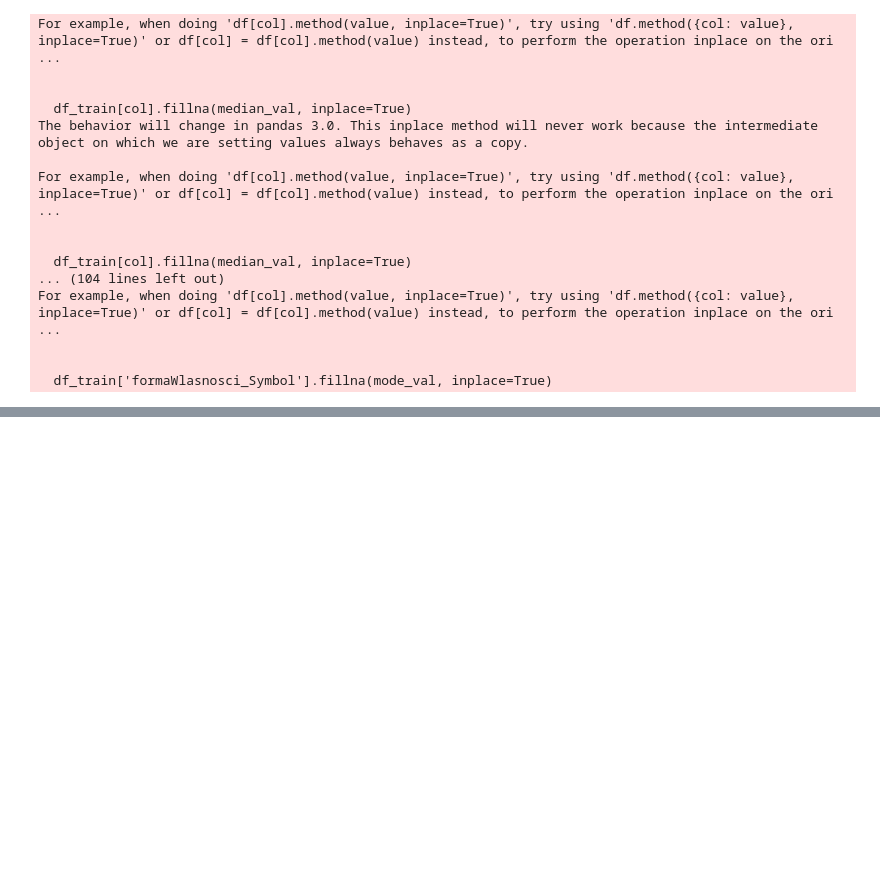
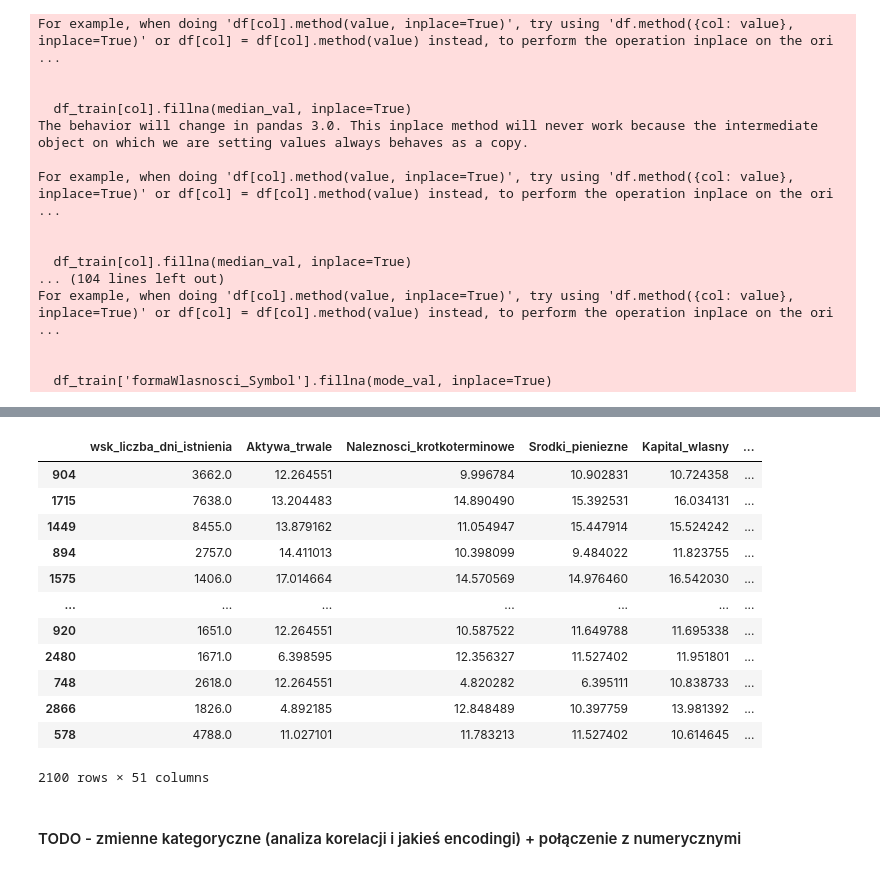
Before and after one commit to Karol315/Interpretability_of_machine_learning_project, a Jupyter notebook: Scoring.ipynb, the cells around one changed output, grey strips where cells are left out. Saved outputs shown, nothing was run; the diff lists cells and outputs as text; code cells hidden in the pictures; blank space fills up the shorter version.

```diff
--- a/Scoring.ipynb
+++ b/Scoring.ipynb
@@ -299,0 +450,3 @@ Dwa podejścia do wskaźników:
+# %%
+for col in high_skew_cols:
+    df_num[col] = np.log1p(df_num[col])
@@ -299,0 +513,13 @@ Dwa podejścia do wskaźników:
+# %%
+for col in moderate_iqr_cols:
+    Q1 = df_num[col].quantile(0.25)
+    Q3 = df_num[col].quantile(0.75)
+    IQR = Q3 - Q1
+    lower = Q1 - 3 * IQR
+    upper = Q3 + 3 * IQR
+    df_num[col] = df_num[col].clip(lower=lower, upper=upper)
+
+for col in percentile_cols:
+    lower = df_num[col].quantile(0.01)
+    upper = df_num[col].quantile(0.99)
+    df_num[col] = df_num[col].clip(lower=lower, upper=upper)
@@ -299,0 +545,26 @@ Dwa podejścia do wskaźników:
+# %%
+threshold = 0.8
+
+df_reduced = df_num.copy()
+
+while True:
+    corr_matrix = df_reduced.corr().abs()
+    upper = corr_matrix.where(np.triu(np.ones(corr_matrix.shape), k=1).astype(bool))
+
+    to_drop_pairs = [(col1, col2) for col1 in upper.columns for col2 in upper.index
+                     if pd.notnull(upper.loc[col1, col2]) and upper.loc[col1, col2] > threshold]
+
+    if not to_drop_pairs:
+        break
+
+    freq = {}
+    for col1, col2 in to_drop_pairs:
+        freq[col1] = freq.get(col1, 0) + 1
+        freq[col2] = freq.get(col2, 0) + 1
+
+    col_to_drop = max(freq, key=freq.get)
+
+    print(f"Usuwam kolumnę: {col_to_drop} (najczęściej występująca w parach z korelacją > {threshold})")
+
+    df_reduced = df_reduced.drop(columns=[col_to_drop])
+    df_num = df_reduced
@@ -299,0 +589,18 @@ Dwa podejścia do wskaźników:
+# %%
+df_num
+# %% [output]
+|  | wsk_liczba_dni_istnienia | Aktywa_trwale | Naleznosci_krotkoterminowe | Srodki_pieniezne | Kapital_wlasny | ... |
+| 904 | 3662.0 | 12.264551 | 9.996784 | 10.902831 | 10.724358 | ... |
+| 1715 | 7638.0 | 13.204483 | 14.890490 | 15.392531 | 16.034131 | ... |
+| 1449 | 8455.0 | 13.879162 | 11.054947 | 15.447914 | 15.524242 | ... |
+| 894 | 2757.0 | 14.411013 | 10.398099 | 9.484022 | 11.823755 | ... |
+| 1575 | 1406.0 | 17.014664 | 14.570569 | 14.976460 | 16.542030 | ... |
+| ... | ... | ... | ... | ... | ... | ... |
+| 920 | 1651.0 | 12.264551 | 10.587522 | 11.649788 | 11.695338 | ... |
+| 2480 | 1671.0 | 6.398595 | 12.356327 | 11.527402 | 11.951801 | ... |
+| 748 | 2618.0 | 12.264551 | 4.820282 | 6.395111 | 10.838733 | ... |
+| 2866 | 1826.0 | 4.892185 | 12.848489 | 10.397759 | 13.981392 | ... |
+| 578 | 4788.0 | 11.027101 | 11.783213 | 11.527402 | 10.614645 | ... |
+2100 rows × 51 columns
+# %% [markdown]
+#### TODO - zmienne kategoryczne (analiza korelacji i jakieś encodingi) + połączenie z numerycznymi
```
Also changed, not shown: parts of 24 cells of this notebook.
